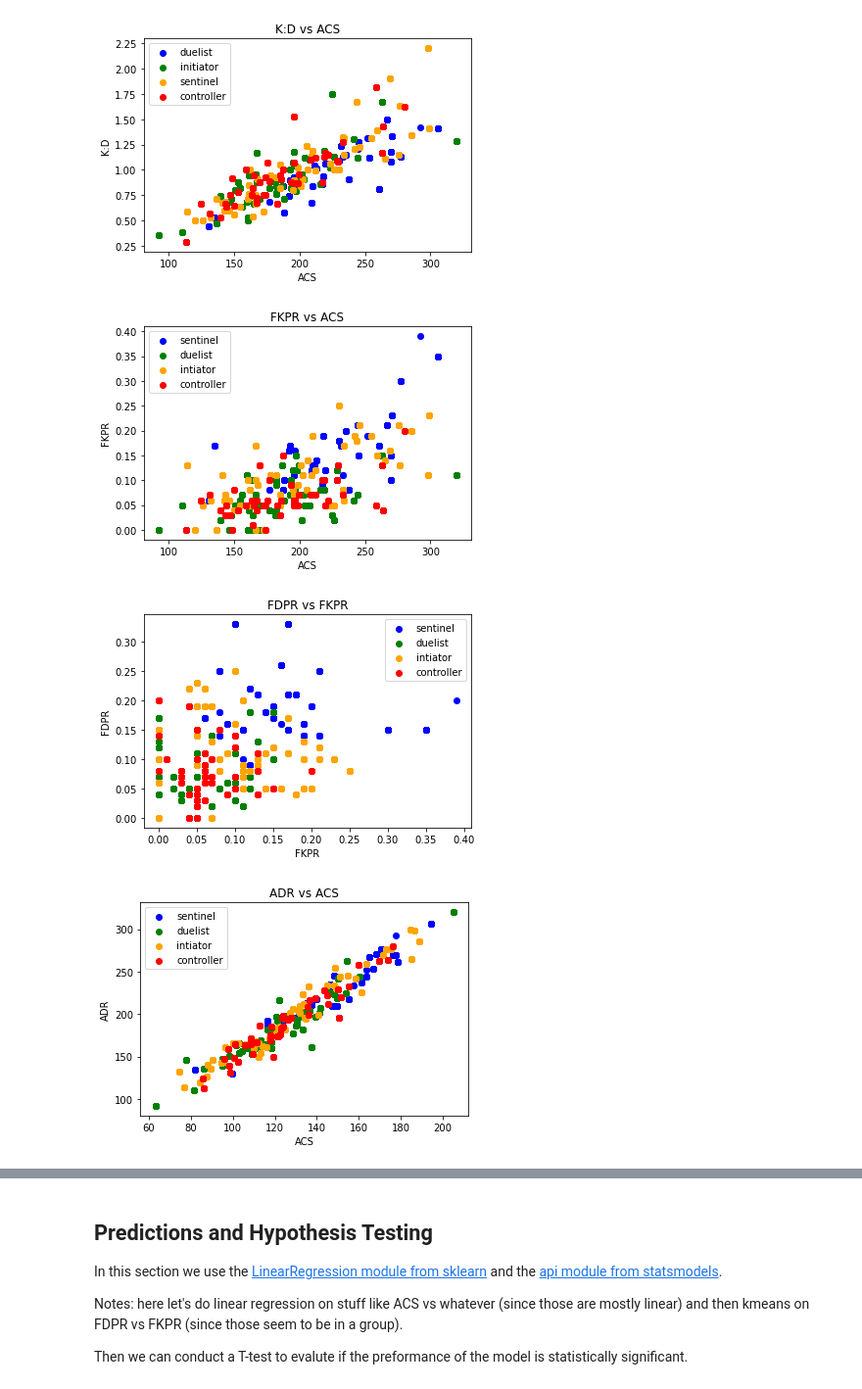
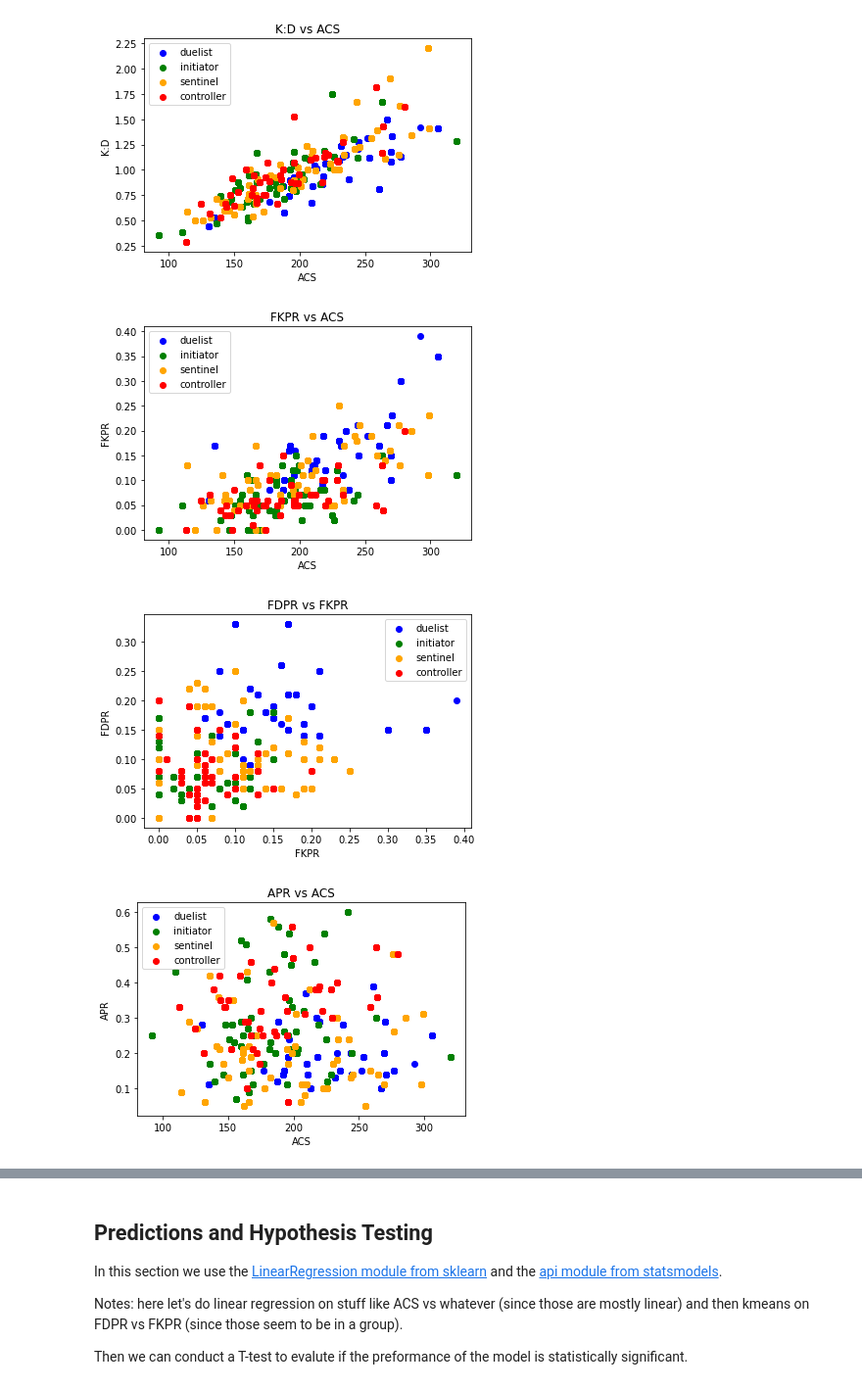
Before and after one commit to shwaylay/cmsc320project, a Jupyter notebook: FinalProject.ipynb, the cells around one changed output, grey strips where cells are left out. Shown at 98% size. Saved outputs shown, nothing was run; the diff lists cells and outputs as text; code cells hidden in the pictures.

```diff
--- a/FinalProject.ipynb
+++ b/FinalProject.ipynb
@@ -290,21 +300,3 @@ plt.show()
 [figure]
 # %% [markdown]
 Imma plot the frequency of characters now by doing similar thing
-# %%
-#probs dont need this section
-all_agents = []
-
-for agent_list in val_data['Agents']:
-    all_agents = all_agents + agent_list
-
-for i in range(all_agents.count('(+2)')):
-    all_agents.remove('(+2)')
-
-for i in range(all_agents.count('(+1)')):
-    all_agents.remove('(+1)')
-
-counts = {i:all_agents.count(i) for i in set(all_agents)}
-
-fig = plt.figure(figsize =(10, 7))
-plt.pie(counts.values(), labels=counts.keys(), normalize=True)
-plt.show()
@@ -364,11 +354,11 @@ for classes in class_data.keys():
 plt.title('FKPR vs ACS')
 plt.xlabel('ACS')
 plt.ylabel('FKPR')
-plt.legend(labels=['sentinel','duelist','intiator','controller'])
+plt.legend()
 
 plt.show()
 # %% [output]
-[figure, old version]
+[figure, new version]
 # %%
 #imma plot FKPR and FDPR for everyone and label them with class
 
@@ -393,38 +383,38 @@ for classes in class_data.keys():
 plt.title('FDPR vs FKPR')
 plt.xlabel('FKPR')
 plt.ylabel('FDPR')
-plt.legend(labels=['sentinel','duelist','intiator','controller'])
+plt.legend()
 
 plt.show()
 # %% [output]
-[figure, old version]
+[figure, new version]
 # %%
 #imma plot ACS and FKPR for everyone and label them with class
 # thinking we can cut this
 
 plt.figure()
 class_data = {'duelist':[[],[]], 'initiator':[[],[]], 'sentinel':[[],[]], 'controller':[[],[]]}
 
 for agent in all_agents:
     agent_frame = agent_data[agent]
-    adr = agent_frame['ADR']
+    apr = agent_frame['APR']
     acs = agent_frame['ACS']
     agent_class = agent_classes[agent]
 
-    class_data[agent_class][0] = class_data[agent_class][0] + list(adr)
+    class_data[agent_class][0] = class_data[agent_class][0] + list(apr)
     class_data[agent_class][1] = class_data[agent_class][1] + list(acs)
 
 for classes in class_data.keys():
-    adr = class_data[classes][0]
+    apr = class_data[classes][0]
     acs = class_data[classes][1]
-    plt.scatter(adr, acs, c=class_colors[classes], label=classes)
+    plt.scatter(acs, apr, c=class_colors[classes], label=classes)
 
 
-plt.title('ADR vs ACS')
+plt.title('APR vs ACS')
 plt.xlabel('ACS')
-plt.ylabel('ADR')
-plt.legend(labels=['sentinel','duelist','intiator','controller'])
+plt.ylabel('APR')
+plt.legend()
 
 plt.show()
 # %% [output]
-[figure, old version]
+[figure, new version]
```
Also changed, not shown: parts of 19 cells of this notebook.
